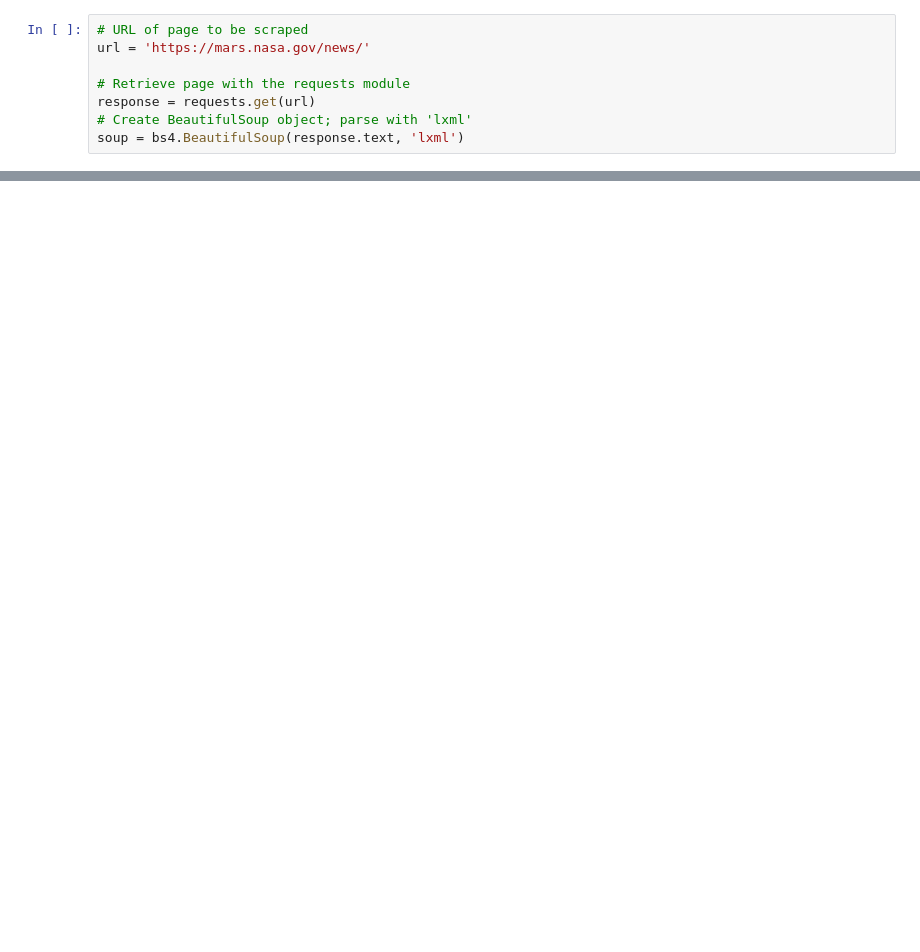
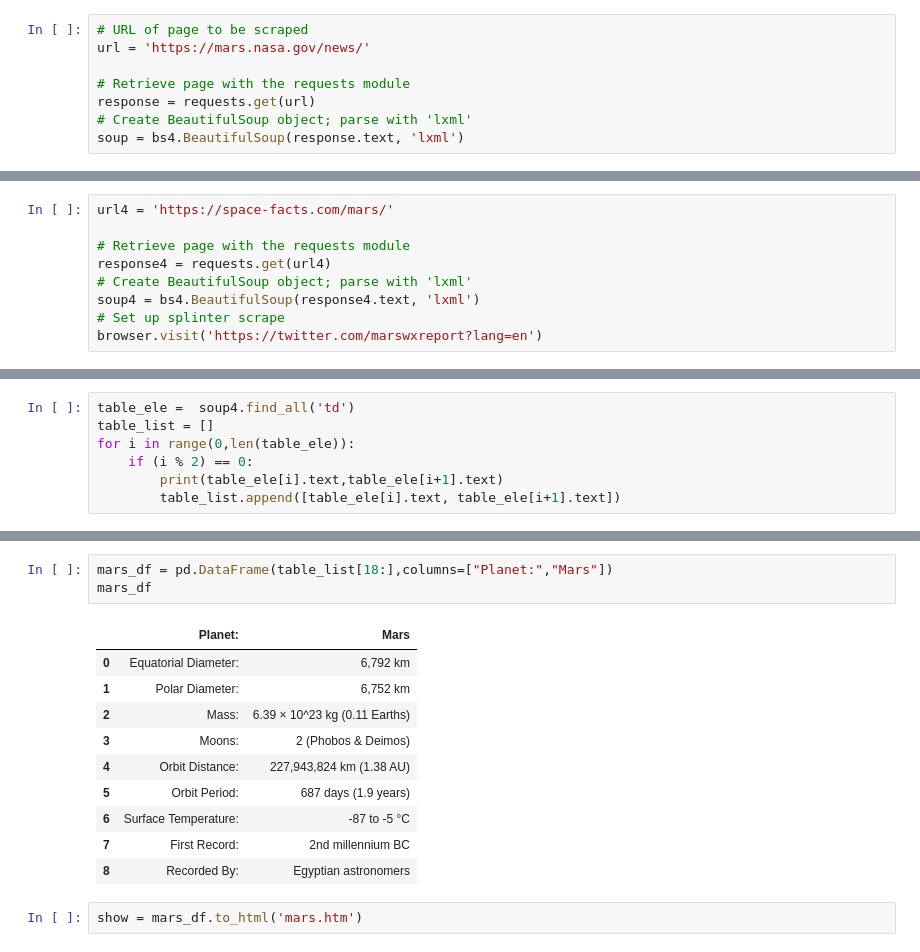
Before and after one commit to Nacho-Man/web-scraping-challenge, a Jupyter notebook: Mission_to_Mars/Untitled.ipynb, the cells around one changed output, grey strips where cells are left out. Cells and saved outputs as stored; diff of their text form; blank space fills up the shorter version.

```diff
--- a/Mission_to_Mars/Untitled.ipynb
+++ b/Mission_to_Mars/Untitled.ipynb
@@ -47,0 +245,9 @@ soup
+# %%
+url4 = 'https://space-facts.com/mars/'
+
+# Retrieve page with the requests module
+response4 = requests.get(url4)
+# Create BeautifulSoup object; parse with 'lxml'
+soup4 = bs4.BeautifulSoup(response4.text, 'lxml')
+# Set up splinter scrape
+browser.visit('https://twitter.com/marswxreport?lang=en')
@@ -47,0 +271,7 @@ soup
+# %%
+table_ele =  soup4.find_all('td')
+table_list = []
+for i in range(0,len(table_ele)):
+    if (i % 2) == 0:
+        print(table_ele[i].text,table_ele[i+1].text)
+        table_list.append([table_ele[i].text, table_ele[i+1].text])
@@ -47,0 +296,16 @@ soup
+# %%
+mars_df = pd.DataFrame(table_list[18:],columns=["Planet:","Mars"])
+mars_df
+# %% [output]
+|  | Planet: | Mars |
+| 0 | Equatorial Diameter: | 6,792 km |
+| 1 | Polar Diameter: | 6,752 km |
+| 2 | Mass: | 6.39 × 10^23 kg (0.11 Earths) |
+| 3 | Moons: | 2 (Phobos & Deimos) |
+| 4 | Orbit Distance: | 227,943,824 km (1.38 AU) |
+| 5 | Orbit Period: | 687 days (1.9 years) |
+| 6 | Surface Temperature: | -87 to -5 °C |
+| 7 | First Record: | 2nd millennium BC |
+| 8 | Recorded By: | Egyptian astronomers |
+# %%
+show = mars_df.to_html('mars.htm')
```
Also changed, not shown: parts of 32 cells of this notebook, 6 other files.
